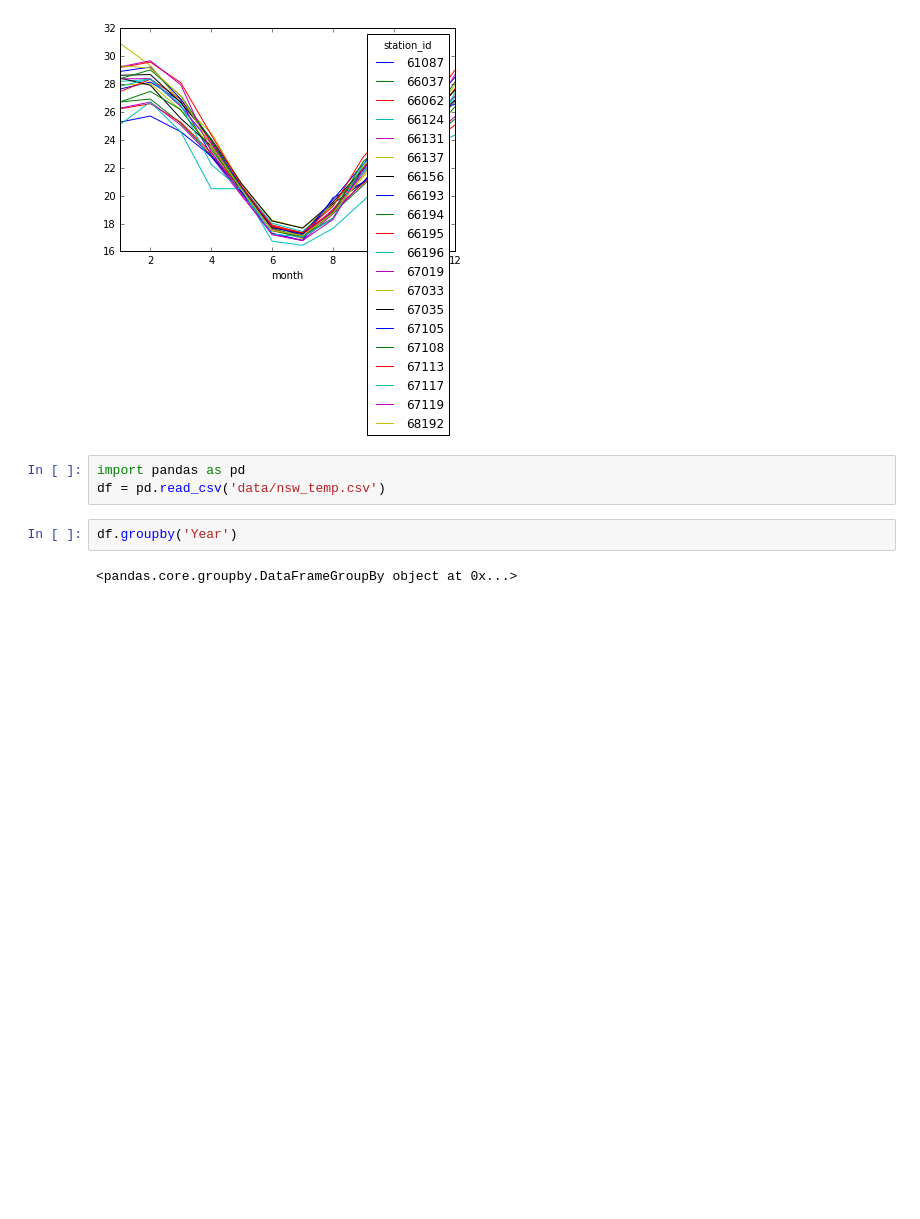
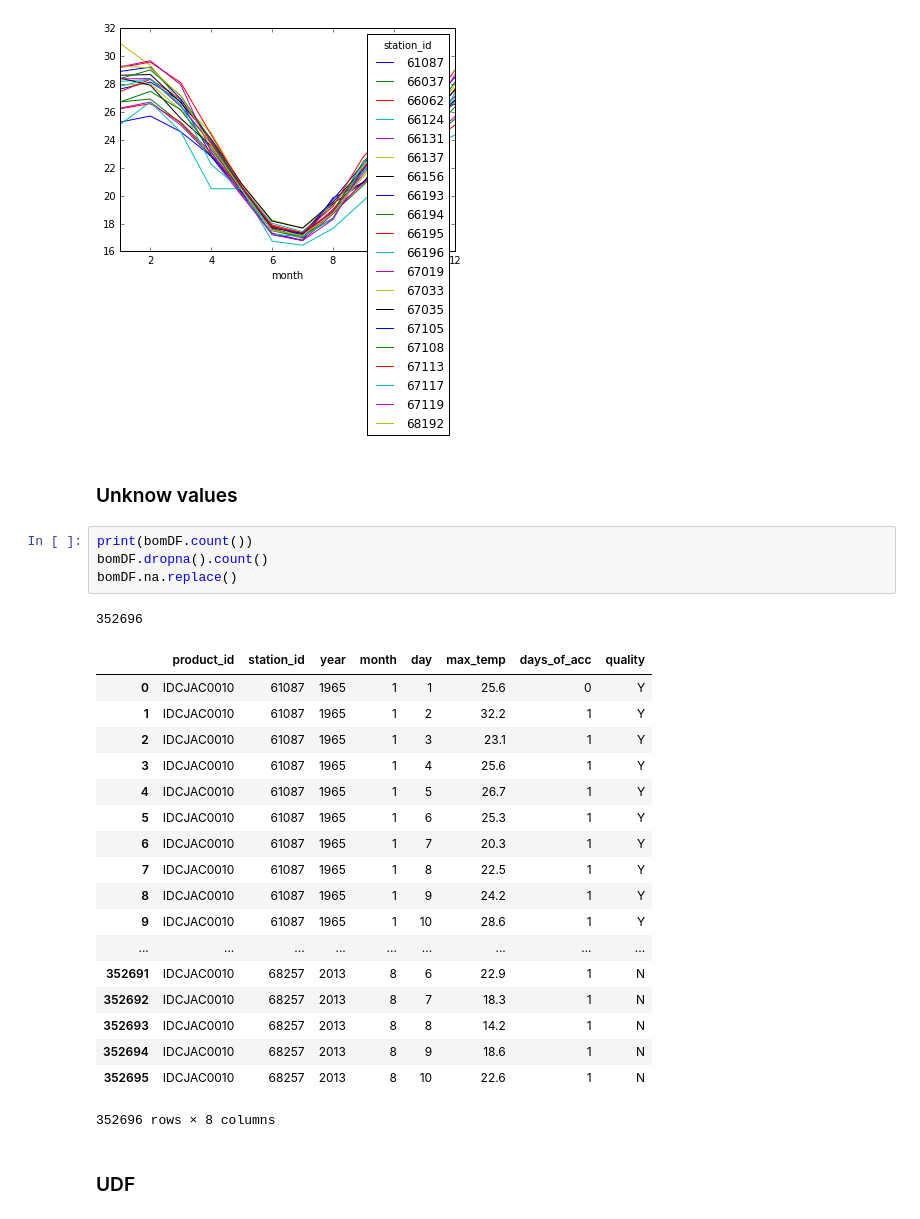
Before and after one commit to piotrszul/spark-tutorial, a Jupyter notebook: notebooks/2.3_StructuredData-Analyzing.ipynb, the cells around one changed output. Cells and saved outputs as stored; diff of their text form; blank space fills up the shorter version.

```diff
--- a/notebooks/2.3_StructuredData-Analyzing.ipynb
+++ b/notebooks/2.3_StructuredData-Analyzing.ipynb
@@ -146,10 +146,31 @@ tempByStationAndMonthPD.set_index(['month', 'station_id']).unstack()['avg_max_te
 # %% [output]
 <matplotlib.axes._subplots.AxesSubplot at 0x...>
 [figure]
-# %%
-import pandas as pd
-df = pd.read_csv('data/nsw_temp.csv')
-# %%
-df.groupby('Year')
-# %% [output]
-<pandas.core.groupby.DataFrameGroupBy object at 0x...>
+# %% [markdown]
+### Unknow values
+# %%
+print(bomDF.count())
+bomDF.dropna().count()
+bomDF.na.replace()
+# %% [output]
+352696
+|  | product_id | station_id | year | month | day | max_temp | days_of_acc | quality |
+| 0 | IDCJAC0010 | 61087 | 1965 | 1 | 1 | 25.6 | 0 | Y |
+| 1 | IDCJAC0010 | 61087 | 1965 | 1 | 2 | 32.2 | 1 | Y |
+| 2 | IDCJAC0010 | 61087 | 1965 | 1 | 3 | 23.1 | 1 | Y |
+| 3 | IDCJAC0010 | 61087 | 1965 | 1 | 4 | 25.6 | 1 | Y |
+| 4 | IDCJAC0010 | 61087 | 1965 | 1 | 5 | 26.7 | 1 | Y |
+| 5 | IDCJAC0010 | 61087 | 1965 | 1 | 6 | 25.3 | 1 | Y |
+| 6 | IDCJAC0010 | 61087 | 1965 | 1 | 7 | 20.3 | 1 | Y |
+| 7 | IDCJAC0010 | 61087 | 1965 | 1 | 8 | 22.5 | 1 | Y |
+| 8 | IDCJAC0010 | 61087 | 1965 | 1 | 9 | 24.2 | 1 | Y |
+| 9 | IDCJAC0010 | 61087 | 1965 | 1 | 10 | 28.6 | 1 | Y |
+| ... | ... | ... | ... | ... | ... | ... | ... | ... |
+| 352691 | IDCJAC0010 | 68257 | 2013 | 8 | 6 | 22.9 | 1 | N |
+| 352692 | IDCJAC0010 | 68257 | 2013 | 8 | 7 | 18.3 | 1 | N |
+| 352693 | IDCJAC0010 | 68257 | 2013 | 8 | 8 | 14.2 | 1 | N |
+| 352694 | IDCJAC0010 | 68257 | 2013 | 8 | 9 | 18.6 | 1 | N |
+| 352695 | IDCJAC0010 | 68257 | 2013 | 8 | 10 | 22.6 | 1 | N |
+352696 rows × 8 columns
+# %% [markdown]
+### UDF
```
Also changed, not shown: parts of 12 cells of this notebook, 2 other files.
